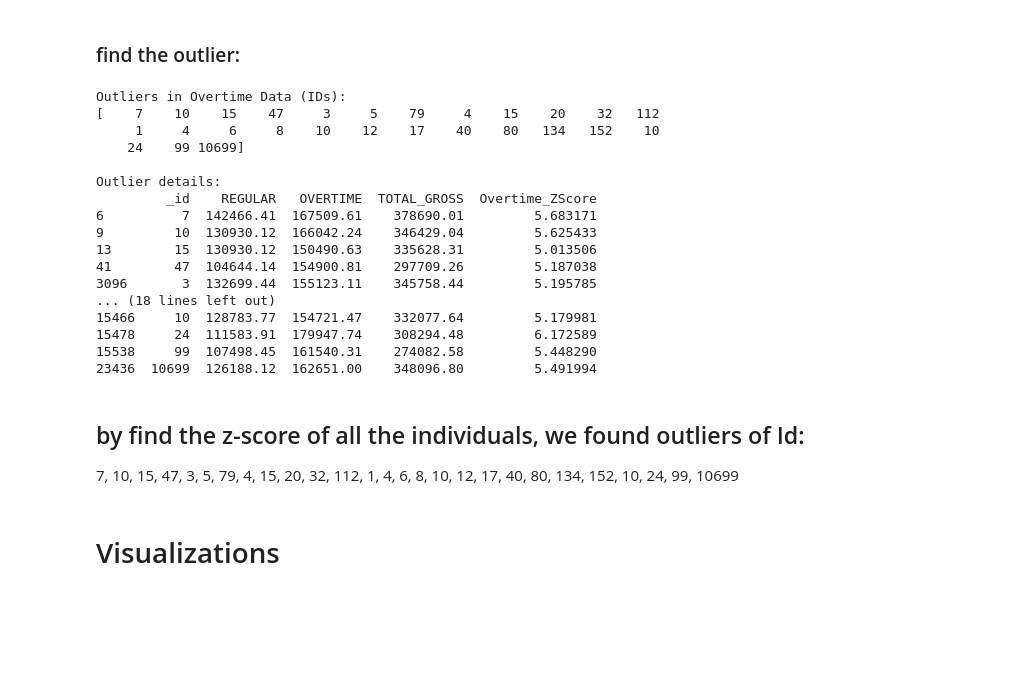
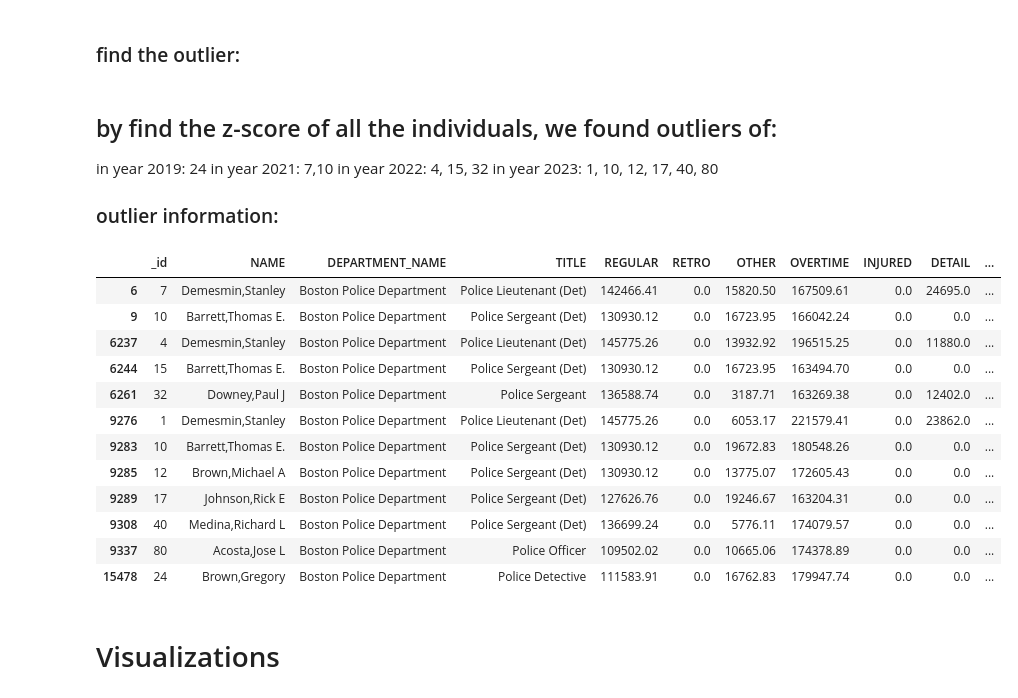
Before and after one commit to BU-Fall24-CS506-Team/Police-overtime, a Jupyter notebook: data_cleaning.ipynb, the cells around one changed output. Drawn from its saved outputs; the diff is of its cells as text; code cells hidden in the pictures; blank space fills up the shorter version.

```diff
--- a/data_cleaning.ipynb
+++ b/data_cleaning.ipynb
@@ -893,37 +894,37 @@ from scipy.stats import zscore
 full_data['Overtime_ZScore'] = zscore(full_data['OVERTIME'])
 
 # Define threshold for identifying outliers (e.g., Z-score > 3 or < -3)
-outlier_threshold = 5
+outlier_threshold = 5.5
 outliers = full_data[np.abs(full_data['Overtime_ZScore']) > outlier_threshold]
-
 # Print the IDs of the outliers
-print("Outliers in Overtime Data (IDs):")
-print(outliers['_id'].values)
 
 # Additionally, display the outliers with their relevant information
-print("\nOutlier details:")
-print(outliers[['_id', 'REGULAR', 'OVERTIME', 'TOTAL_GROSS', 'Overtime_ZScore']])
+#print("\nOutlier details:")
+#print(outliers[['_id', 'REGULAR', 'OVERTIME', 'TOTAL_GROSS', 'Overtime_ZScore']])
-# %% [output]
-Outliers in Overtime Data (IDs):
-[    7    10    15    47     3     5    79     4    15    20    32   112
-     1     4     6     8    10    12    17    40    80   134   152    10
-    24    99 10699]
-
-Outlier details:
-         _id    REGULAR   OVERTIME  TOTAL_GROSS  Overtime_ZScore
-6          7  142466.41  167509.61    378690.01         5.683171
-9         10  130930.12  166042.24    346429.04         5.625433
-13        15  130930.12  150490.63    335628.31         5.013506
-41        47  104644.14  154900.81    297709.26         5.187038
-3096       3  132699.44  155123.11    345758.44         5.195785
-... (18 lines left out)
-15466     10  128783.77  154721.47    332077.64         5.179981
-15478     24  111583.91  179947.74    308294.48         6.172589
-15538     99  107498.45  161540.31    274082.58         5.448290
-23436  10699  126188.12  162651.00    348096.80         5.491994
 # %% [markdown]
-## by find the z-score of all the individuals, we found outliers of Id:
-7, 10, 15, 47, 3, 5, 79, 4, 15, 20, 32, 112, 1, 4, 6, 8, 10, 12, 17, 40, 80, 134, 152, 10, 24, 99, 10699
+
+## by find the z-score of all the individuals, we found outliers of:
+in year 2019: 24
+in year 2021: 7,10
+in year 2022: 4, 15, 32
+in year 2023: 1, 10, 12, 17, 40, 80
+### outlier information:
+# %%
+outliers
+# %% [output]
+|  | _id | NAME | DEPARTMENT_NAME | TITLE | REGULAR | RETRO | OTHER | OVERTIME | INJURED | DETAIL | ... |
+| 6 | 7 | Demesmin,Stanley | Boston Police Department | Police Lieutenant (Det) | 142466.41 | 0.0 | 15820.50 | 167509.61 | 0.0 | 24695.0 | ... |
+| 9 | 10 | Barrett,Thomas E. | Boston Police Department | Police Sergeant (Det) | 130930.12 | 0.0 | 16723.95 | 166042.24 | 0.0 | 0.0 | ... |
+| 6237 | 4 | Demesmin,Stanley | Boston Police Department | Police Lieutenant (Det) | 145775.26 | 0.0 | 13932.92 | 196515.25 | 0.0 | 11880.0 | ... |
+| 6244 | 15 | Barrett,Thomas E. | Boston Police Department | Police Sergeant (Det) | 130930.12 | 0.0 | 16723.95 | 163494.70 | 0.0 | 0.0 | ... |
+| 6261 | 32 | Downey,Paul J | Boston Police Department | Police Sergeant | 136588.74 | 0.0 | 3187.71 | 163269.38 | 0.0 | 12402.0 | ... |
+| 9276 | 1 | Demesmin,Stanley | Boston Police Department | Police Lieutenant (Det) | 145775.26 | 0.0 | 6053.17 | 221579.41 | 0.0 | 23862.0 | ... |
+| 9283 | 10 | Barrett,Thomas E. | Boston Police Department | Police Sergeant (Det) | 130930.12 | 0.0 | 19672.83 | 180548.26 | 0.0 | 0.0 | ... |
+| 9285 | 12 | Brown,Michael A | Boston Police Department | Police Sergeant (Det) | 130930.12 | 0.0 | 13775.07 | 172605.43 | 0.0 | 0.0 | ... |
+| 9289 | 17 | Johnson,Rick E | Boston Police Department | Police Sergeant (Det) | 127626.76 | 0.0 | 19246.67 | 163204.31 | 0.0 | 0.0 | ... |
+| 9308 | 40 | Medina,Richard L | Boston Police Department | Police Sergeant (Det) | 136699.24 | 0.0 | 5776.11 | 174079.57 | 0.0 | 0.0 | ... |
+| 9337 | 80 | Acosta,Jose L | Boston Police Department | Police Officer | 109502.02 | 0.0 | 10665.06 | 174378.89 | 0.0 | 0.0 | ... |
+| 15478 | 24 | Brown,Gregory | Boston Police Department | Police Detective | 111583.91 | 0.0 | 16762.83 | 179947.74 | 0.0 | 0.0 | ... |
 # %% [markdown]
 # Visualizations
 # %%
```
Also changed, not shown: parts of 8 cells of this notebook.
